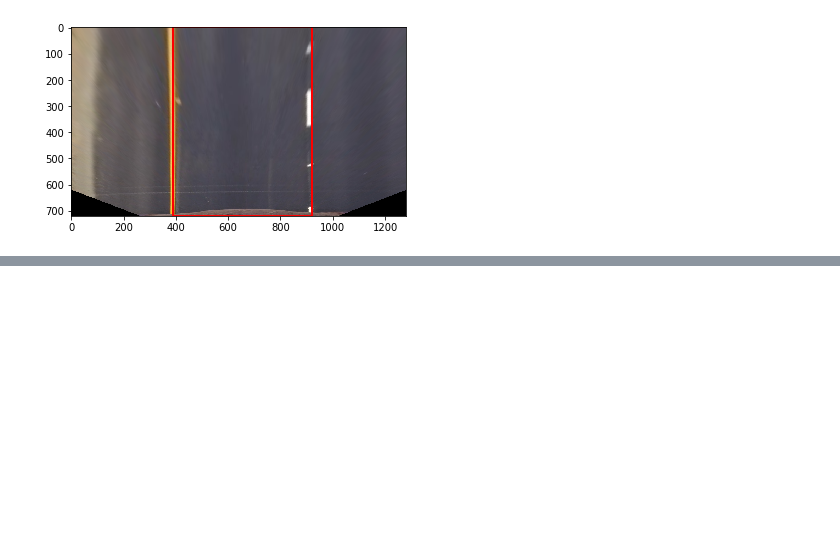
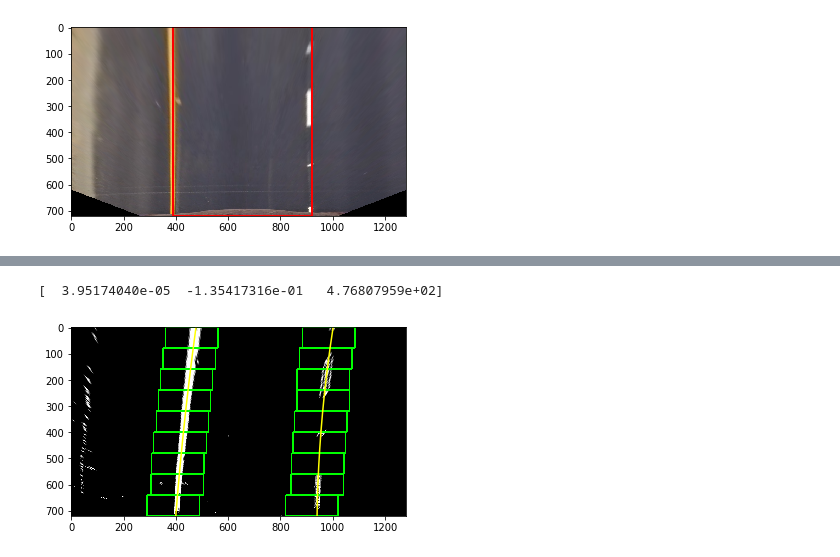
Before and after one commit to root221/CarND-Advanced-Lane-Lines, a Jupyter notebook: LaneLines.ipynb, the cells around one changed output, grey strips where cells are left out. Drawn from its saved outputs; the diff is of its cells as text; code cells hidden in the pictures; blank space fills up the shorter version.

```diff
--- a/LaneLines.ipynb
+++ b/LaneLines.ipynb
@@ -205,0 +252,5 @@ plt.imshow(warp)
+# %%
+detect_and_fit(warp)
+# %% [output]
+[  3.95174040e-05  -1.35417316e-01   4.76807959e+02]
+[figure, added]
```
Also changed, not shown: parts of 5 cells of this notebook.
